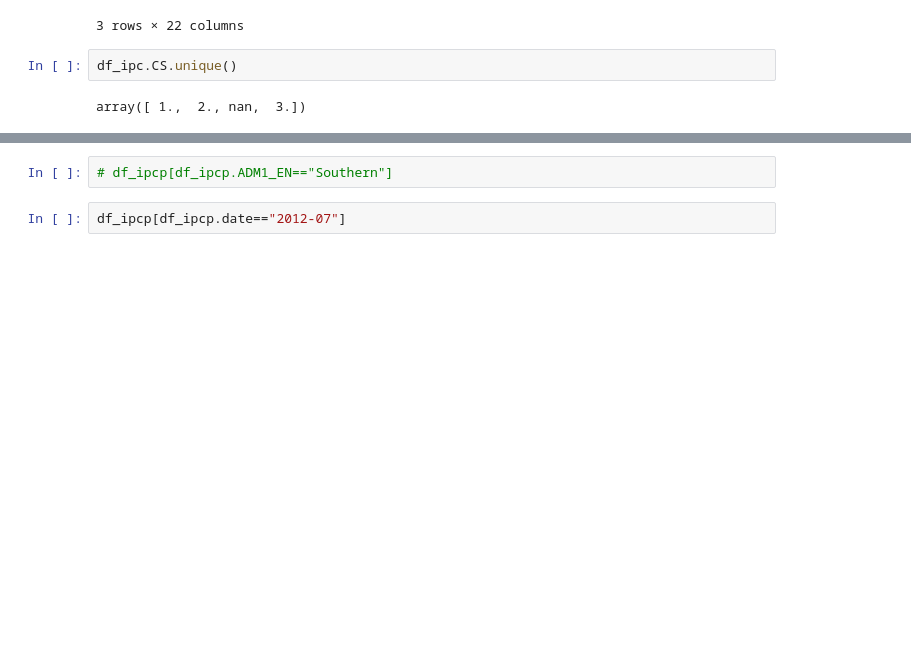
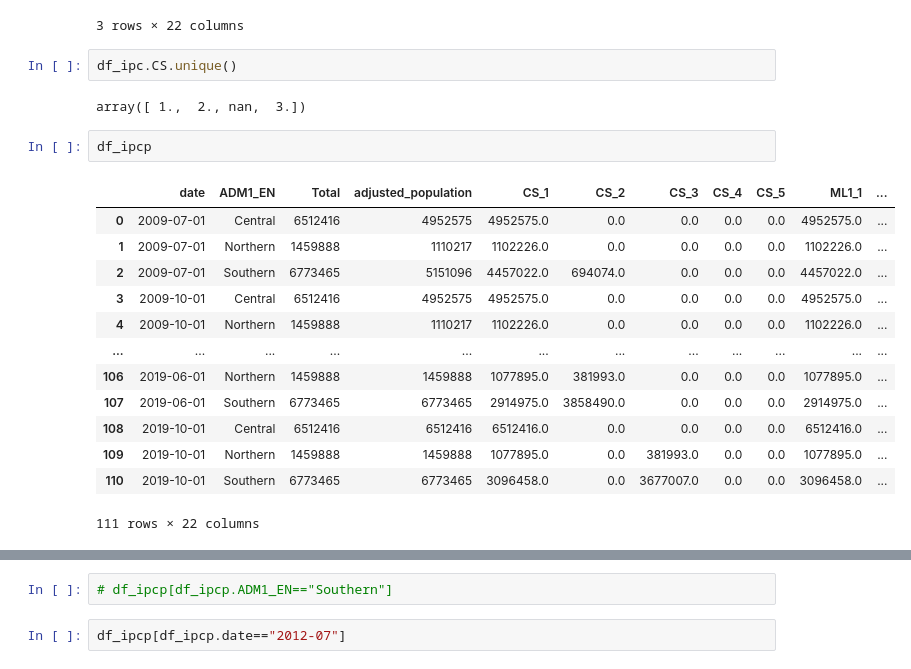
Before and after one commit to OCHA-DAP/pa-aa-food-insecurity, a Jupyter notebook: malawi/Analysis.ipynb, the cells around one changed output, grey strips where cells are left out. Cells and saved outputs as stored; diff of their text form; blank space fills up the shorter version.

```diff
--- a/malawi/Analysis.ipynb
+++ b/malawi/Analysis.ipynb
@@ -186,6 +186,22 @@ df_ipcp[df_ipcp.date=="2019-06"]
 df_ipc.CS.unique()
 # %% [output]
 array([ 1.,  2., nan,  3.])
+# %%
+df_ipcp
+# %% [output]
+|  | date | ADM1_EN | Total | adjusted_population | CS_1 | CS_2 | CS_3 | CS_4 | CS_5 | ML1_1 | ... |
+| 0 | 2009-07-01 | Central | 6512416 | 4952575 | 4952575.0 | 0.0 | 0.0 | 0.0 | 0.0 | 4952575.0 | ... |
+| 1 | 2009-07-01 | Northern | 1459888 | 1110217 | 1102226.0 | 0.0 | 0.0 | 0.0 | 0.0 | 1102226.0 | ... |
+| 2 | 2009-07-01 | Southern | 6773465 | 5151096 | 4457022.0 | 694074.0 | 0.0 | 0.0 | 0.0 | 4457022.0 | ... |
+| 3 | 2009-10-01 | Central | 6512416 | 4952575 | 4952575.0 | 0.0 | 0.0 | 0.0 | 0.0 | 4952575.0 | ... |
+| 4 | 2009-10-01 | Northern | 1459888 | 1110217 | 1102226.0 | 0.0 | 0.0 | 0.0 | 0.0 | 1102226.0 | ... |
+| ... | ... | ... | ... | ... | ... | ... | ... | ... | ... | ... | ... |
+| 106 | 2019-06-01 | Northern | 1459888 | 1459888 | 1077895.0 | 381993.0 | 0.0 | 0.0 | 0.0 | 1077895.0 | ... |
+| 107 | 2019-06-01 | Southern | 6773465 | 6773465 | 2914975.0 | 3858490.0 | 0.0 | 0.0 | 0.0 | 2914975.0 | ... |
+| 108 | 2019-10-01 | Central | 6512416 | 6512416 | 6512416.0 | 0.0 | 0.0 | 0.0 | 0.0 | 6512416.0 | ... |
+| 109 | 2019-10-01 | Northern | 1459888 | 1459888 | 1077895.0 | 0.0 | 381993.0 | 0.0 | 0.0 | 1077895.0 | ... |
+| 110 | 2019-10-01 | Southern | 6773465 | 6773465 | 3096458.0 | 0.0 | 3677007.0 | 0.0 | 0.0 | 3096458.0 | ... |
+111 rows × 22 columns
 # %%
 df_ipcp[np.isnan(df_ipcp.pop_CS)]
 # %% [output]
```
Also changed, not shown: parts of 23 cells of this notebook, 1 other file.
